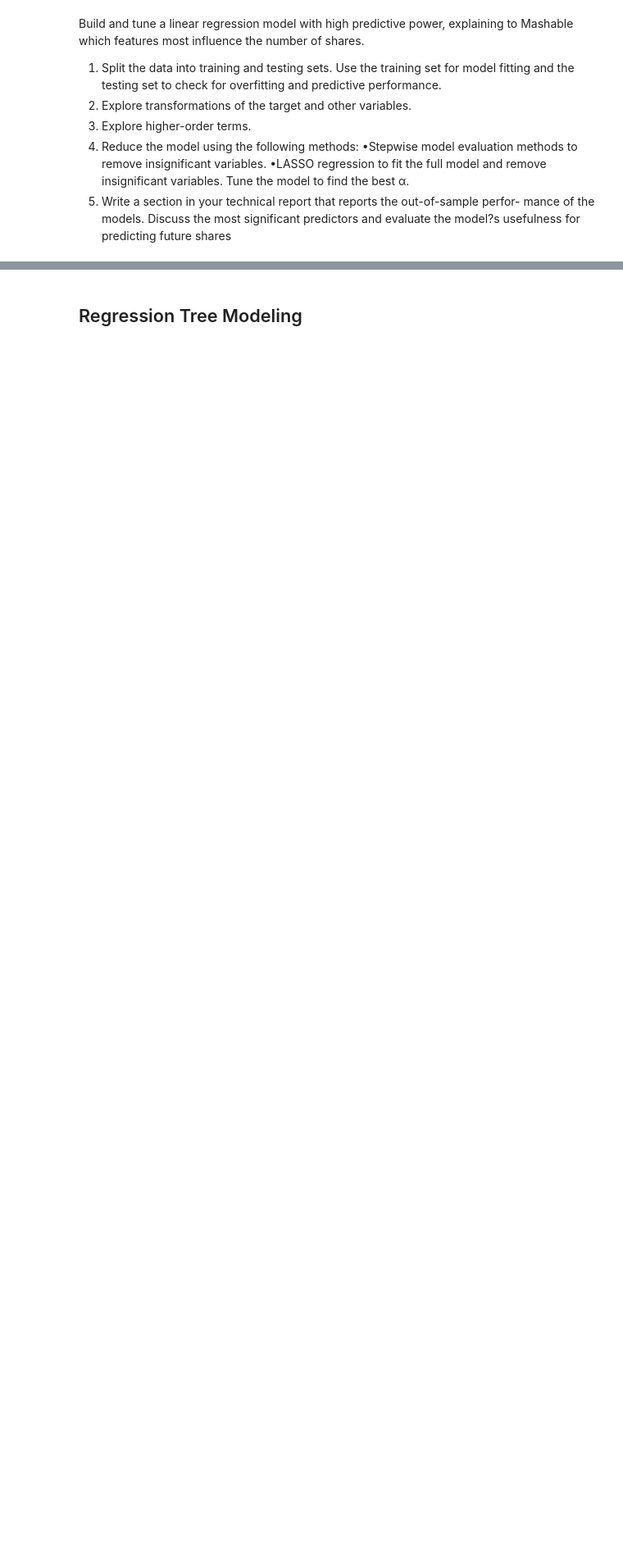
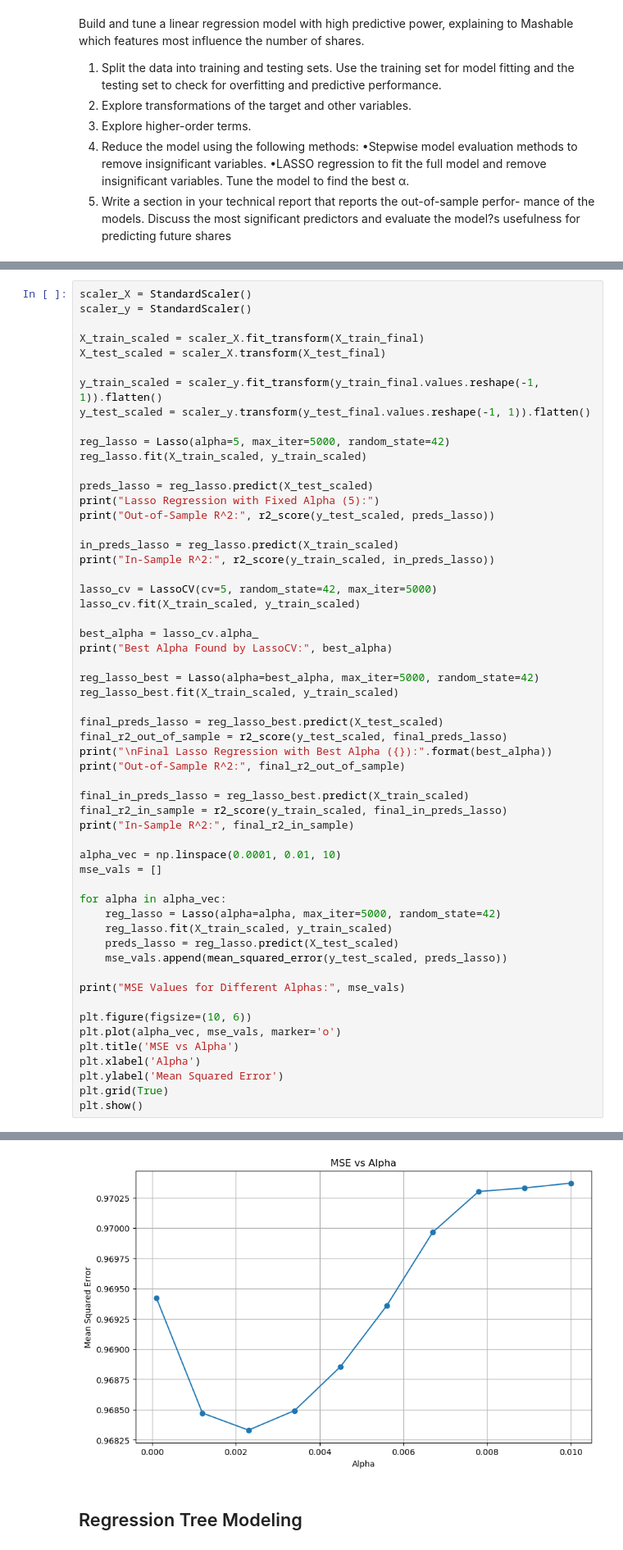
Before and after one commit to stat220/final-lab-aabb-team-group-1, a Jupyter notebook: finalLab.ipynb, the cells around one changed output, grey strips where cells are left out. Shown at 82% size. Saved outputs shown, nothing was run; the diff lists cells and outputs as text; blank space fills up the shorter version.

```diff
--- a/finalLab.ipynb
+++ b/finalLab.ipynb
@@ -264,0 +510,57 @@ y_test shape: (7929,)
+# %%
+scaler_X = StandardScaler()
+scaler_y = StandardScaler()
+
+X_train_scaled = scaler_X.fit_transform(X_train_final)
+X_test_scaled = scaler_X.transform(X_test_final)
+
+y_train_scaled = scaler_y.fit_transform(y_train_final.values.reshape(-1, 1)).flatten()
+y_test_scaled = scaler_y.transform(y_test_final.values.reshape(-1, 1)).flatten()
+
+reg_lasso = Lasso(alpha=5, max_iter=5000, random_state=42)
+reg_lasso.fit(X_train_scaled, y_train_scaled)
+
+preds_lasso = reg_lasso.predict(X_test_scaled)
+print("Lasso Regression with Fixed Alpha (5):")
+print("Out-of-Sample R^2:", r2_score(y_test_scaled, preds_lasso))
+
+in_preds_lasso = reg_lasso.predict(X_train_scaled)
+print("In-Sample R^2:", r2_score(y_train_scaled, in_preds_lasso))
+
+lasso_cv = LassoCV(cv=5, random_state=42, max_iter=5000)
+lasso_cv.fit(X_train_scaled, y_train_scaled)
+
+best_alpha = lasso_cv.alpha_
+print("Best Alpha Found by LassoCV:", best_alpha)
+
+reg_lasso_best = Lasso(alpha=best_alpha, max_iter=5000, random_state=42)
+reg_lasso_best.fit(X_train_scaled, y_train_scaled)
+
+final_preds_lasso = reg_lasso_best.predict(X_test_scaled)
+final_r2_out_of_sample = r2_score(y_test_scaled, final_preds_lasso)
+print("\nFinal Lasso Regression with Best Alpha ({}):".format(best_alpha))
+print("Out-of-Sample R^2:", final_r2_out_of_sample)
+
+final_in_preds_lasso = reg_lasso_best.predict(X_train_scaled)
+final_r2_in_sample = r2_score(y_train_scaled, final_in_preds_lasso)
+print("In-Sample R^2:", final_r2_in_sample)
+
+alpha_vec = np.linspace(0.0001, 0.01, 10)
+mse_vals = []
+
+for alpha in alpha_vec:
+    reg_lasso = Lasso(alpha=alpha, max_iter=5000, random_state=42)
+    reg_lasso.fit(X_train_scaled, y_train_scaled)
+    preds_lasso = reg_lasso.predict(X_test_scaled)
+    mse_vals.append(mean_squared_error(y_test_scaled, preds_lasso))
+
+print("MSE Values for Different Alphas:", mse_vals)
+
+plt.figure(figsize=(10, 6))
+plt.plot(alpha_vec, mse_vals, marker='o')
+plt.title('MSE vs Alpha')
+plt.xlabel('Alpha')
+plt.ylabel('Mean Squared Error')
+plt.grid(True)
+plt.show()
+# %% [output]
@@ -265,3 +576,4 @@ y_test shape: (7929,)
+[figure, added]
 # %% [markdown]
 ## Regression Tree Modeling
 # %% [markdown]
```
Also changed, not shown: parts of 14 cells of this notebook.
